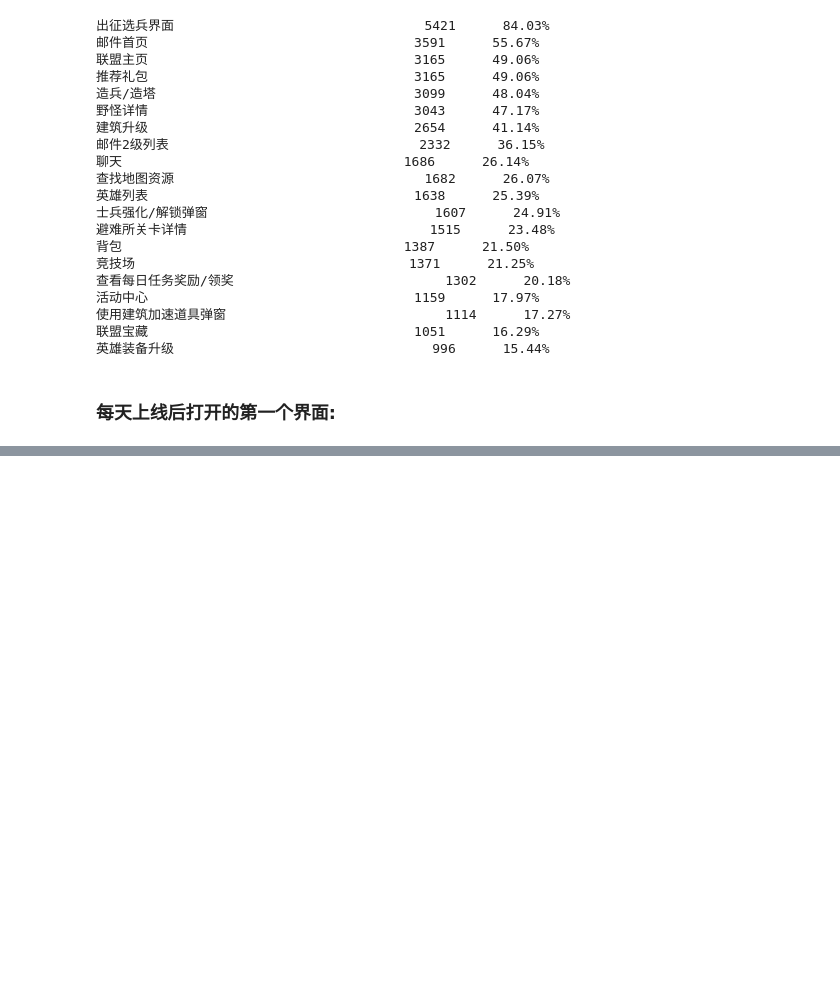
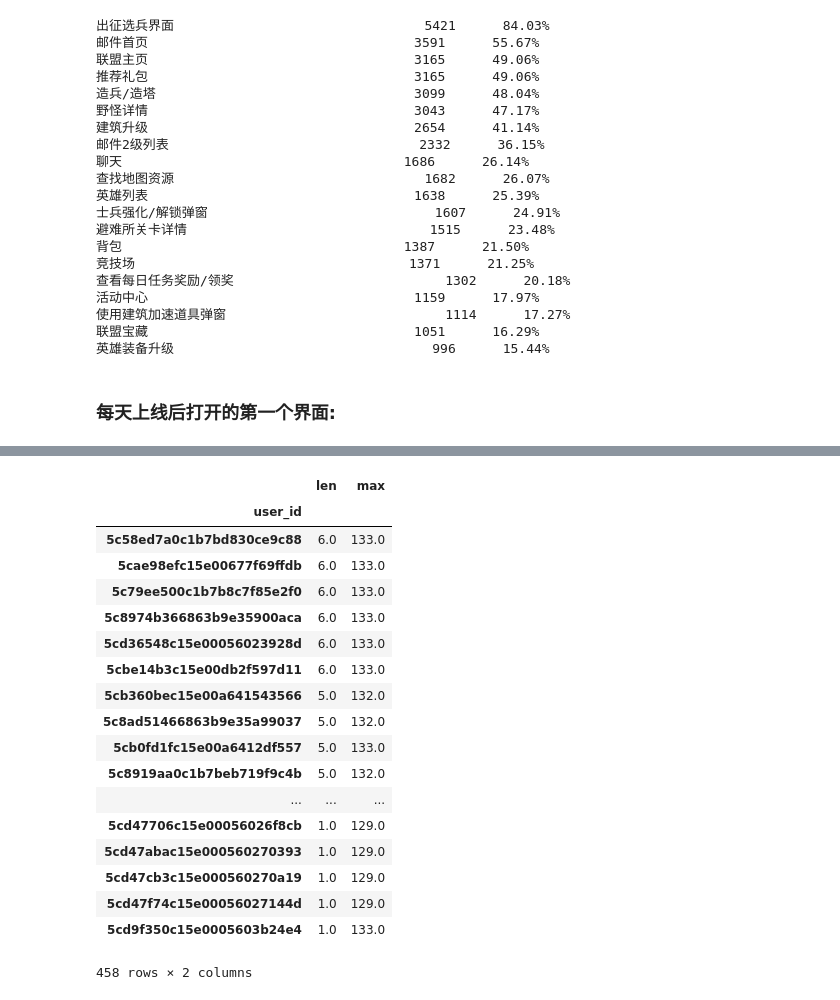
Before and after one commit to GuoQPro/user_operation_analysis, a Jupyter notebook: EOT_USER_OP_RECORD.ipynb, the cells around one changed output, grey strips where cells are left out. Cells and saved outputs as stored; diff of their text form; code cells hidden in the pictures; blank space fills up the shorter version.

```diff
--- a/EOT_USER_OP_RECORD.ipynb
+++ b/EOT_USER_OP_RECORD.ipynb
@@ -18,3 +18,15 @@ dataset = pd.read_csv("user_operations_190516.csv");
+# %%
+import datetime;
+def convert_datestring_to_day_num(datestring):
+    BASE_Y = 19; #2019
+    sec = datestring.split("/")
+    y = int(sec[2])
+    m = int(sec[0])
+    d = int(sec[1])
+    date = datetime.datetime(y, m, d);
+    day_num = int(date.strftime("%j"));
+    day_num += ((y - BASE_Y) * 365);
+    return day_num;
 # %%
 ## predefined operation types
 OP_TYPE_OPEN_UI = 1
@@ -446,0 +525,22 @@ for index, row in pd_total_most_accessed.iloc[:TOP_N].iterrows():
+# %%
+pd_user_group.loc[pd_user_group.apply(lambda x: (is_churn_user(x)), axis = 1)].sort_values(by = "len", ascending = False)
+# %% [output]
+|  | len | max |
+| user_id |  |  |
+| 5c58ed7a0c1b7bd830ce9c88 | 6.0 | 133.0 |
+| 5cae98efc15e00677f69ffdb | 6.0 | 133.0 |
+| 5c79ee500c1b7b8c7f85e2f0 | 6.0 | 133.0 |
+| 5c8974b366863b9e35900aca | 6.0 | 133.0 |
+| 5cd36548c15e00056023928d | 6.0 | 133.0 |
+| 5cbe14b3c15e00db2f597d11 | 6.0 | 133.0 |
+| 5cb360bec15e00a641543566 | 5.0 | 132.0 |
+| 5c8ad51466863b9e35a99037 | 5.0 | 132.0 |
+| 5cb0fd1fc15e00a6412df557 | 5.0 | 133.0 |
+| 5c8919aa0c1b7beb719f9c4b | 5.0 | 132.0 |
+| ... | ... | ... |
+| 5cd47706c15e00056026f8cb | 1.0 | 129.0 |
+| 5cd47abac15e000560270393 | 1.0 | 129.0 |
+| 5cd47cb3c15e000560270a19 | 1.0 | 129.0 |
+| 5cd47f74c15e00056027144d | 1.0 | 129.0 |
+| 5cd9f350c15e0005603b24e4 | 1.0 | 133.0 |
+458 rows × 2 columns
```
Also changed, not shown: parts of 17 cells of this notebook, 1 other file.
